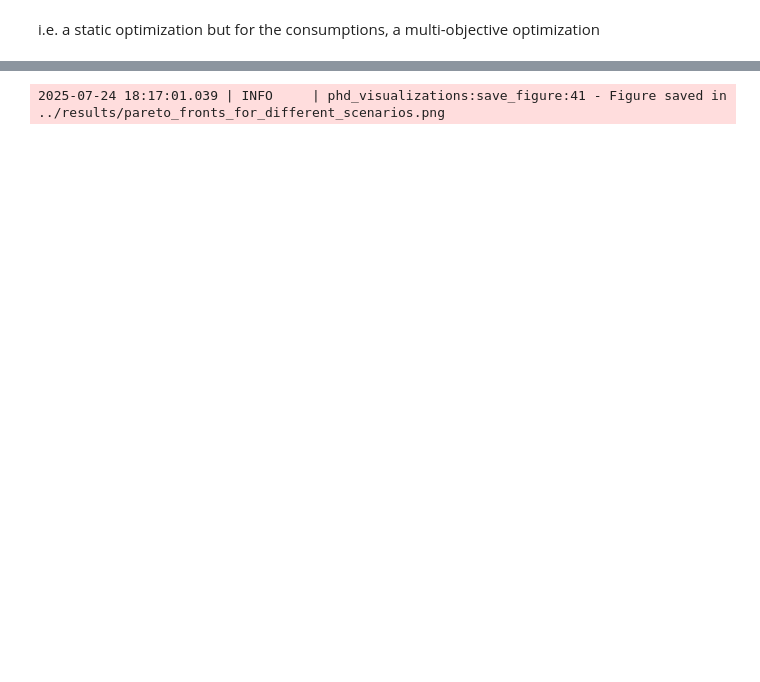
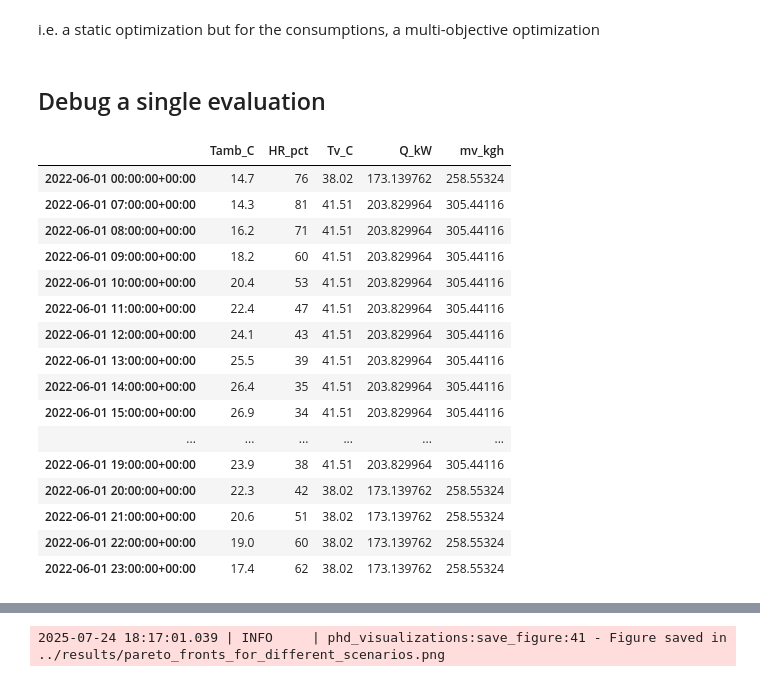
Before and after one commit to juan11iguel/SOLhycool, a Jupyter notebook: optimization/notebooks/cc_generate_pareto_fronts.ipynb, the cells around one changed output, grey strips where cells are left out. Saved outputs shown, nothing was run; the diff lists cells and outputs as text; code cells hidden in the pictures; blank space fills up the shorter version.

```diff
--- a/optimization/notebooks/cc_generate_pareto_fronts.ipynb
+++ b/optimization/notebooks/cc_generate_pareto_fronts.ipynb
@@ -18,0 +54,44 @@ results_path = Path("../results")
+# %% [markdown]
+## Debug a single evaluation
+# %%
+from solhycool_evaluation import SimulationConfig
+from pathlib import Path
+import pandas as pd
+
+sim_id="andasol_pilot_plant_wct100"
+sim_config_path = "/workspaces/SOLhycool/simulation/data/simulations_config.json"
+env_path = "/workspaces/SOLhycool/data/datasets/"
+output_path = "/workspaces/SOLhycool/simulation/results/"
+date_str = "20220601"
+idx_to_eval = np.arange(0, 5)
+
+# Get simulation configuration
+sim_config: SimulationConfig = SimulationConfig.from_config_file(sim_config_path, sim_id)
+
+# Read environment
+env_path = Path(env_path) / f"{sim_config.env_id}.h5"
+df_env = pd.read_hdf(env_path).loc[date_str:date_str]
+df_env = df_env[df_env["Q_kW"] > sim_config.power_threshold]
+
+# Compute decision variable arrays
+dv_values=sim_config.vals_dec_vars.generate_arrays(sim_config.model_inputs_range)
+
+df_env[["Tamb_C", "HR_pct", "Tv_C", "Q_kW", "mv_kgh"]]
+# %% [output]
+|  | Tamb_C | HR_pct | Tv_C | Q_kW | mv_kgh |
+| 2022-06-01 00:00:00+00:00 | 14.7 | 76 | 38.02 | 173.139762 | 258.55324 |
+| 2022-06-01 07:00:00+00:00 | 14.3 | 81 | 41.51 | 203.829964 | 305.44116 |
+| 2022-06-01 08:00:00+00:00 | 16.2 | 71 | 41.51 | 203.829964 | 305.44116 |
+| 2022-06-01 09:00:00+00:00 | 18.2 | 60 | 41.51 | 203.829964 | 305.44116 |
+| 2022-06-01 10:00:00+00:00 | 20.4 | 53 | 41.51 | 203.829964 | 305.44116 |
+| 2022-06-01 11:00:00+00:00 | 22.4 | 47 | 41.51 | 203.829964 | 305.44116 |
+| 2022-06-01 12:00:00+00:00 | 24.1 | 43 | 41.51 | 203.829964 | 305.44116 |
+| 2022-06-01 13:00:00+00:00 | 25.5 | 39 | 41.51 | 203.829964 | 305.44116 |
+| 2022-06-01 14:00:00+00:00 | 26.4 | 35 | 41.51 | 203.829964 | 305.44116 |
+| 2022-06-01 15:00:00+00:00 | 26.9 | 34 | 41.51 | 203.829964 | 305.44116 |
+| ... | ... | ... | ... | ... | ... |
+| 2022-06-01 19:00:00+00:00 | 23.9 | 38 | 41.51 | 203.829964 | 305.44116 |
+| 2022-06-01 20:00:00+00:00 | 22.3 | 42 | 38.02 | 173.139762 | 258.55324 |
+| 2022-06-01 21:00:00+00:00 | 20.6 | 51 | 38.02 | 173.139762 | 258.55324 |
+| 2022-06-01 22:00:00+00:00 | 19.0 | 60 | 38.02 | 173.139762 | 258.55324 |
+| 2022-06-01 23:00:00+00:00 | 17.4 | 62 | 38.02 | 173.139762 | 258.55324 |
```
Also changed, not shown: parts of 12 cells of this notebook, 12 other files.
